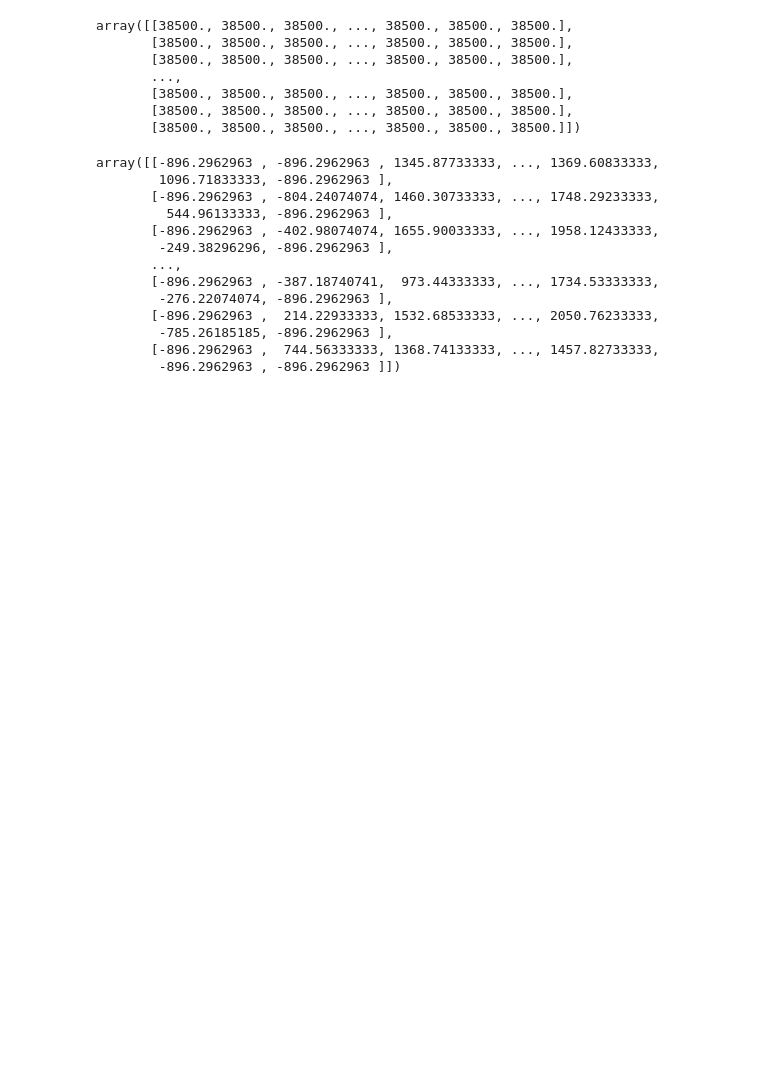
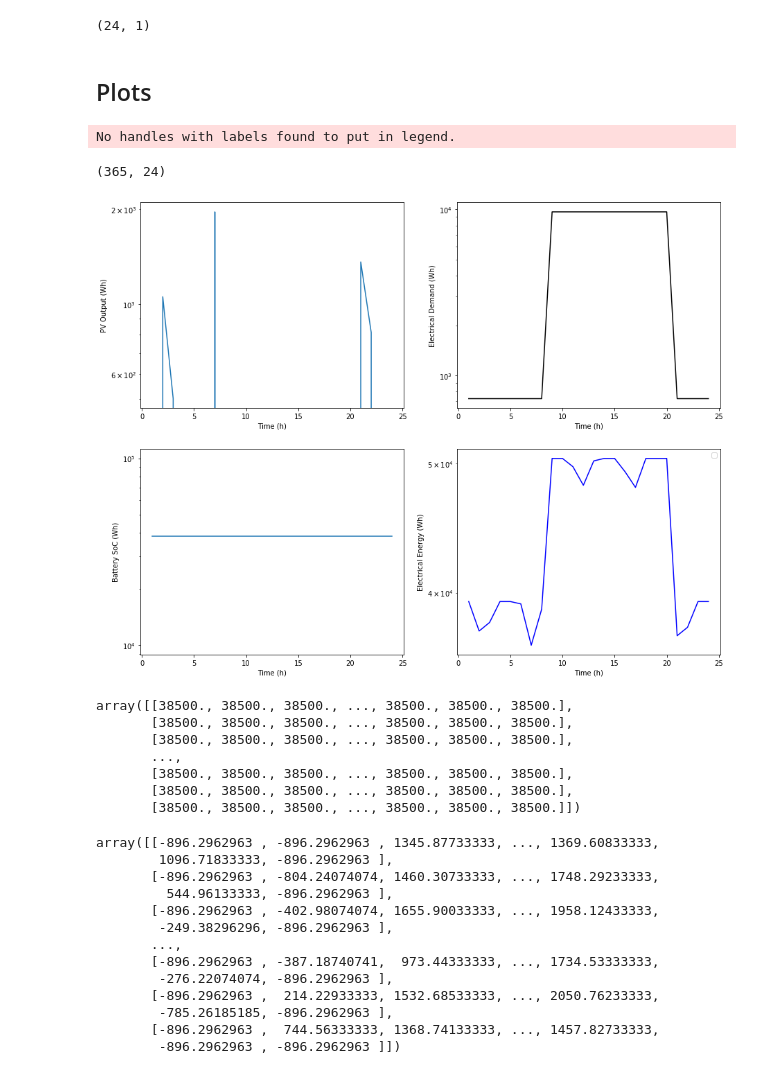
Before and after one commit to UW-GRID/PV_sizing, a Jupyter notebook: ipynb/load_profile_analysis.ipynb, the cells around one changed output. Saved outputs shown, nothing was run; the diff lists cells and outputs as text; code cells hidden in the pictures; blank space fills up the shorter version.

Commit message:
added plotting lines

```diff
--- a/ipynb/load_profile_analysis.ipynb
+++ b/ipynb/load_profile_analysis.ipynb
@@ -29,6 +23,9 @@ raw_input = pd.read_csv('../data/Load Profile - Max Load.csv', header=None, skip
 raw_input = raw_input.dropna(axis='columns')
 raw_input = raw_input.drop([7, 57], axis='columns')
 demand = raw_input.values.T
+print(demand.shape)
+# %% [output]
+(24, 1)
 # %%
 # Battery maximum state of charge
 soc_max = 77000
@@ -79,6 +76,49 @@ for x in range(0, days, 1):
 
     if x != days:
         soc[x, 0] = soc[x, hr-1]
+# %% [markdown]
+## Plots
+# %%
+hours_in_day = np.arange(1, 25, 1)
+day = 245
+
+print(pve.shape)
+
+fig, axes = plt.subplots(2, 2, figsize = (15, 12))
+ax1, ax2, ax3, ax4 = axes.ravel()
+
+#y = PV-output(Wh) x = time (hour)
+ax1.plot(hours_in_day, pve[day,:])
+ax1.set_ylabel('PV Output (Wh)')
+ax1.set_yscale('log')
+ax1.set_xlabel('Time (h)')
+
+#y = Electrical demand (Wh), x = time (hour)
+#Sb = 365x25
+ax2.plot(hours_in_day, demand, c = 'k')
+ax2.set_ylabel('Electrical Demand (Wh)')
+ax2.set_yscale('log')
+ax2.set_xlabel('Time (h)')
+
+#y = Battery SoC (Wh), x = time (hour)
+ax3.plot(hours_in_day, soc[day, :])
+ax3.set_ylabel('Battery SoC (Wh)')
+ax3.set_yscale('log')
+ax3.set_xlabel('Time (h)')
+
+# y = Electrical demand (Wh), x = time (hour)
+ax4.plot(hours_in_day, pve_exs[day, :], c = 'k')
+ax4.plot(hours_in_day, pve_def[day, :], c = 'b')
+ax4.set_ylabel('Electrical Energy (Wh)')
+ax4.set_yscale('log')
+ax4.set_xlabel('Time (h)')
+ax4.legend(loc = 'upper right')
+
+plt.show()
+# %% [output]
+No handles with labels found to put in legend.
+(365, 24)
+[figure, added]
 # %%
 soc
 # %% [output]
```
Also changed, not shown: parts of 1 cell of this notebook.
